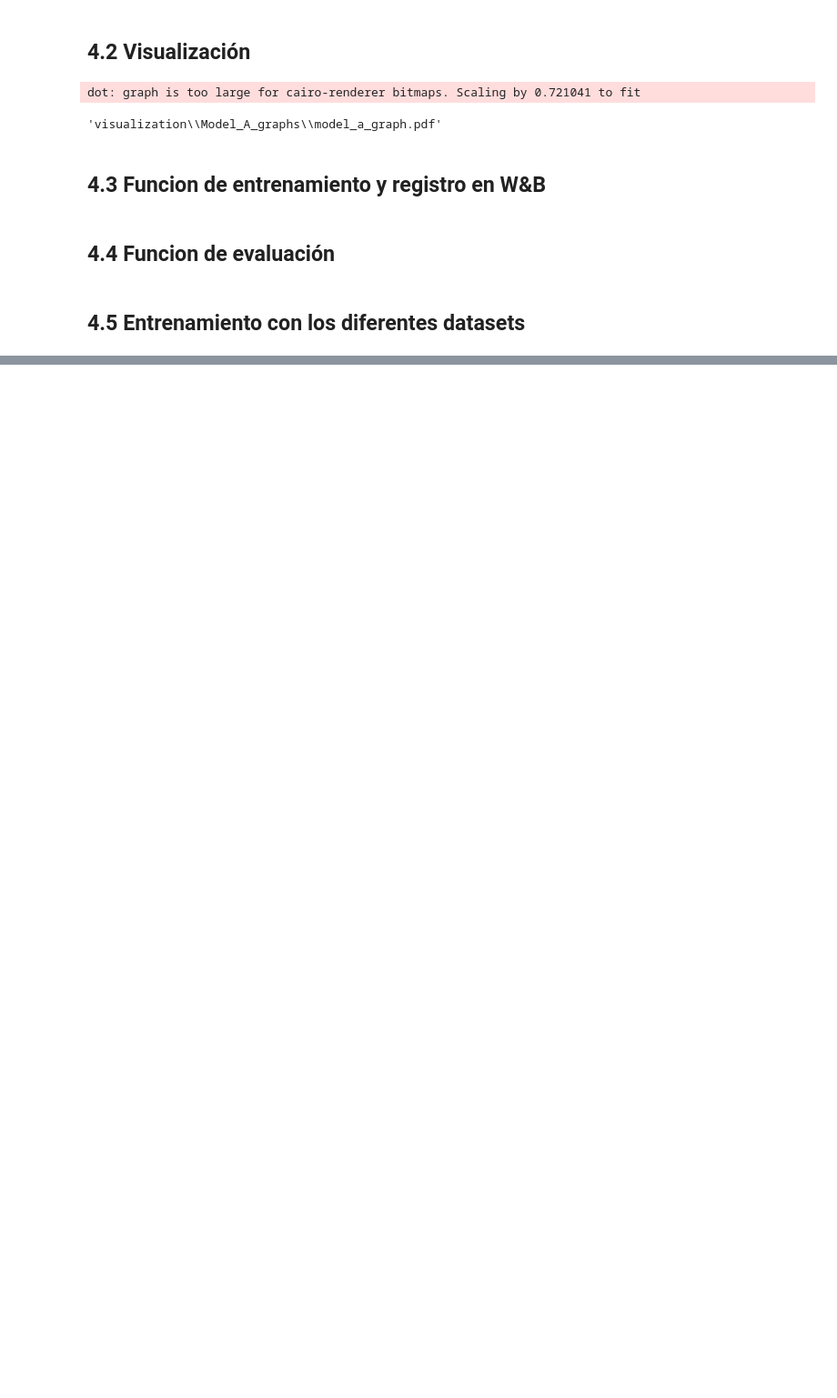
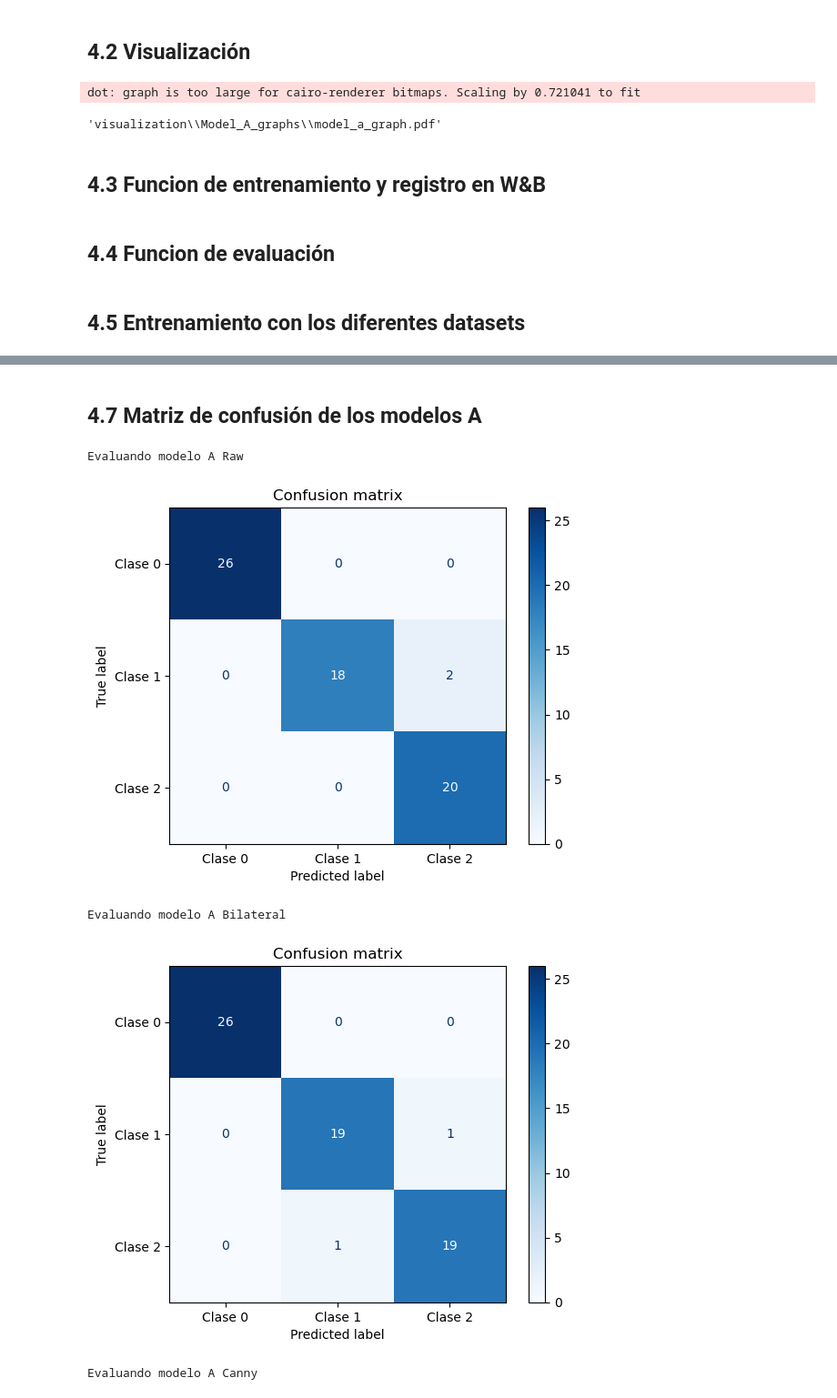
Before and after one commit to MajinLoop/IC6200_AI_P2, a Jupyter notebook: src/model_a.ipynb, the cells around one changed output, grey strips where cells are left out. Shown: that part at 91% size. Saved outputs shown, nothing was run; the diff lists cells and outputs as text; code cells hidden in the pictures; blank space fills up the shorter version.

Commit message:
Add Model A CM

```diff
--- a/src/model_a.ipynb
+++ b/src/model_a.ipynb
@@ -459,0 +537,20 @@ Synced 5 W&B file(s), 0 media file(s), 0 artifact file(s) and 0 other file(s)
+# %% [markdown]
+## 4.7 Matriz de confusión de los modelos A
+# %%
+print("Evaluando modelo A Raw")
+y_true_r, y_pred_r = get_predictions(model=model_a_r, data_loader=test_loader_r)
+plot_confusion_matrix(y_true_r, y_pred_r, class_names=['Clase 0', 'Clase 1', 'Clase 2'])
+
+print("Evaluando modelo A Bilateral")
+y_true_b, y_pred_b = get_predictions(model=model_a_b, data_loader=test_loader_b)
+plot_confusion_matrix(y_true_b, y_pred_b, class_names=['Clase 0', 'Clase 1', 'Clase 2'])
+
+print("Evaluando modelo A Canny")
+y_true_c, y_pred_c = get_predictions(model=model_a_c, data_loader=test_loader_c)
+plot_confusion_matrix(y_true_c, y_pred_c, class_names=['Clase 0', 'Clase 1', 'Clase 2'])
+# %% [output]
+Evaluando modelo A Raw
+[figure, added]
+Evaluando modelo A Bilateral
+[figure, added]
+Evaluando modelo A Canny
```
Also changed, not shown: parts of 10 cells of this notebook, 6 other files.
